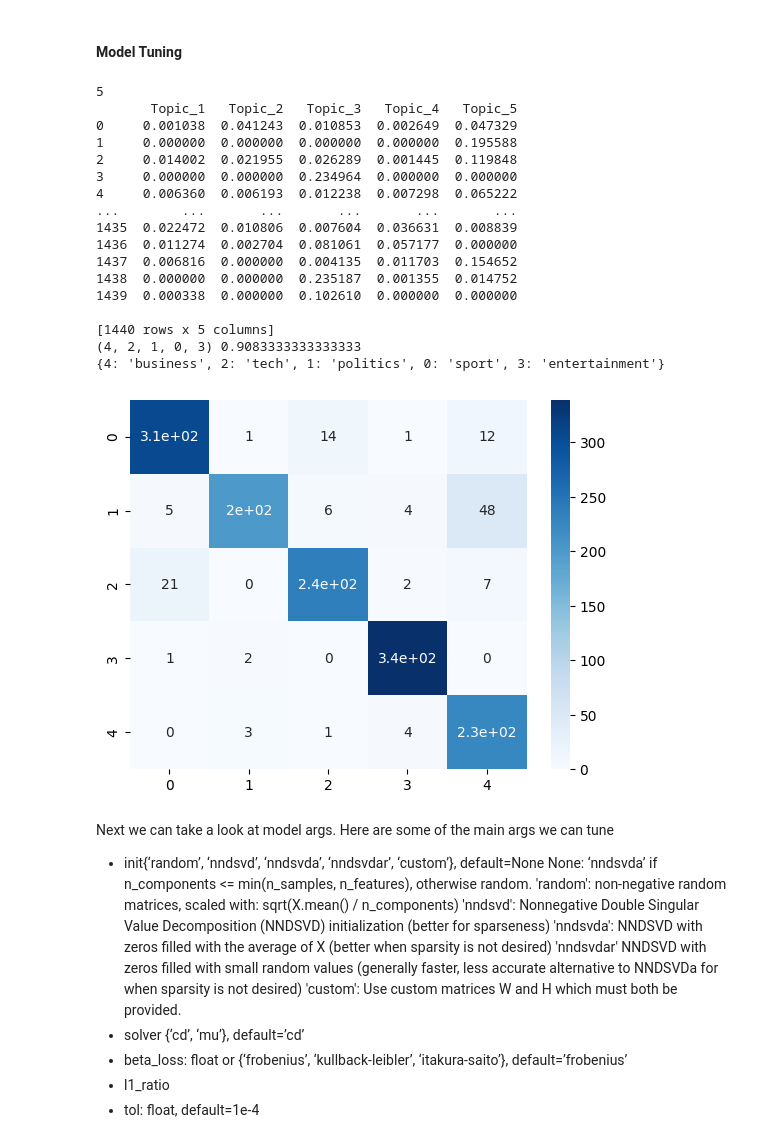
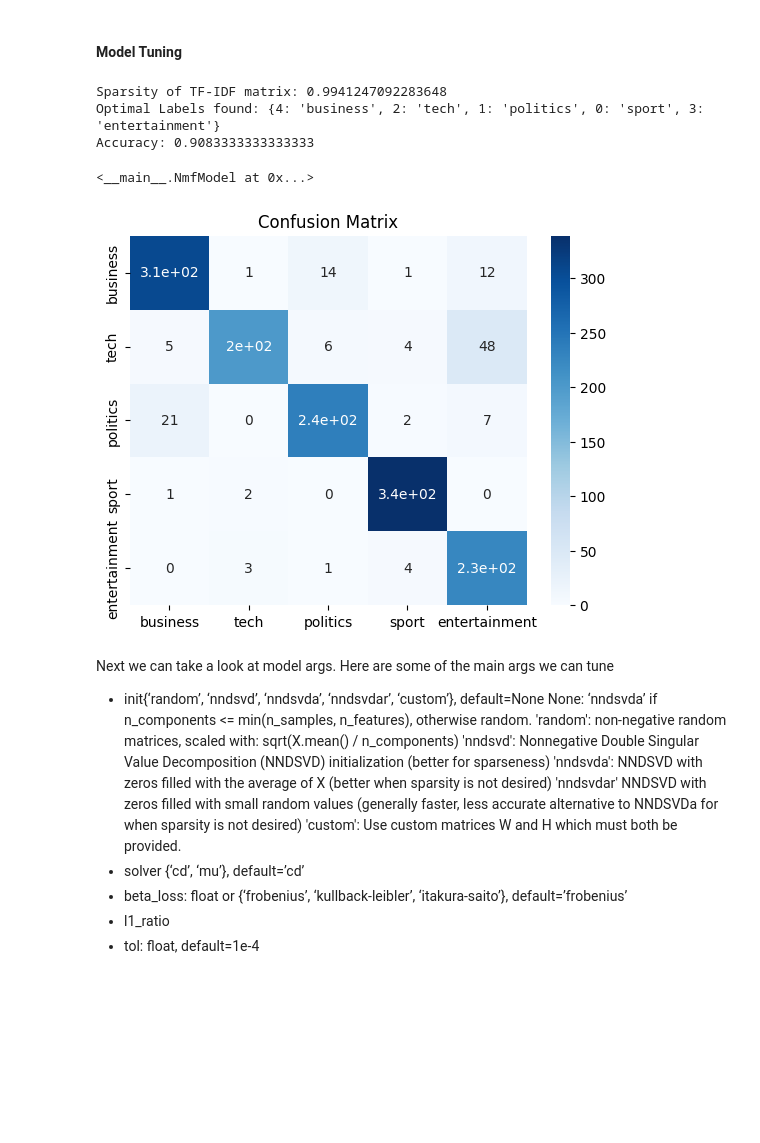
Before and after one commit to iffigueroa/kaggle-competitions, a Jupyter notebook: bbc-news-classification.ipynb, the cells around one changed output. Drawn from its saved outputs; the diff is of its cells as text; code cells hidden in the pictures; blank space fills up the shorter version.

```diff
--- a/bbc-news-classification.ipynb
+++ b/bbc-news-classification.ipynb
@@ -377,29 +365,44 @@ NmfModel(y=train['Category'])
 # %% [markdown]
 #### Model Tuning
-# %%
-vector_args = {
-    'stop_words':'english'
-}
-NmfModel(y=train['Category'], vector_args = vector_args)
-# %% [output]
-5
-       Topic_1   Topic_2   Topic_3   Topic_4   Topic_5
-0     0.001038  0.041243  0.010853  0.002649  0.047329
-1     0.000000  0.000000  0.000000  0.000000  0.195588
-2     0.014002  0.021955  0.026289  0.001445  0.119848
-3     0.000000  0.000000  0.234964  0.000000  0.000000
-4     0.006360  0.006193  0.012238  0.007298  0.065222
-...        ...       ...       ...       ...       ...
-1435  0.022472  0.010806  0.007604  0.036631  0.008839
-1436  0.011274  0.002704  0.081061  0.057177  0.000000
-1437  0.006816  0.000000  0.004135  0.011703  0.154652
-1438  0.000000  0.000000  0.235187  0.001355  0.014752
-1439  0.000338  0.000000  0.102610  0.000000  0.000000
-
-[1440 rows x 5 columns]
-(4, 2, 1, 0, 3) 0.9083333333333333
-{4: 'business', 2: 'tech', 1: 'politics', 0: 'sport', 3: 'entertainment'}
-[figure, removed]
+# %%
+# from nltk.corpus import stopwords
+# from nltk.tokenize import word_tokenize
+# from nltk.stem import PorterStemmer
+# import nltk
+# nltk.download('punkt')
+
+# nltk.download('stopwords')
+
+# # Initialize the Porter stemmer and get English stop words
+# stemmer = PorterStemmer()
+# # Define a custom tokenizer function that includes stemming
+# def tokenize_and_stem(text):
+#     tokens = word_tokenize(text)
+#     stemmed_tokens = [stemmer.stem(token) for token in tokens]
+#     return stemmed_tokens
+
+# vector_args = {
+#     'stop_words': stopwords.words('english'),
+#     'norm': 'l2',
+#     'min_df': 0,
+#     'tokenizer':tokenize_and_stem,
+#     'strip_accents': 'ascii'
+# }
+vector_args = {
+    'stop_words': 'english'
+}
+
+
+
+
+
+NmfModel(training_df=train, vector_args = vector_args, show_conf_mat=True, verbose = True)
+# %% [output]
+Sparsity of TF-IDF matrix: 0.9941247092283648
+Optimal Labels found: {4: 'business', 2: 'tech', 1: 'politics', 0: 'sport', 3: 'entertainment'}
+Accuracy: 0.9083333333333333
+<__main__.NmfModel at 0x...>
+[figure, added]
 # %% [markdown]
 Next we can take a look at model args. Here are some of the main args we can tune
 - init{‘random’, ‘nndsvd’, ‘nndsvda’, ‘nndsvdar’, ‘custom’}, default=None
```
Also changed, not shown: parts of 18 cells of this notebook.
